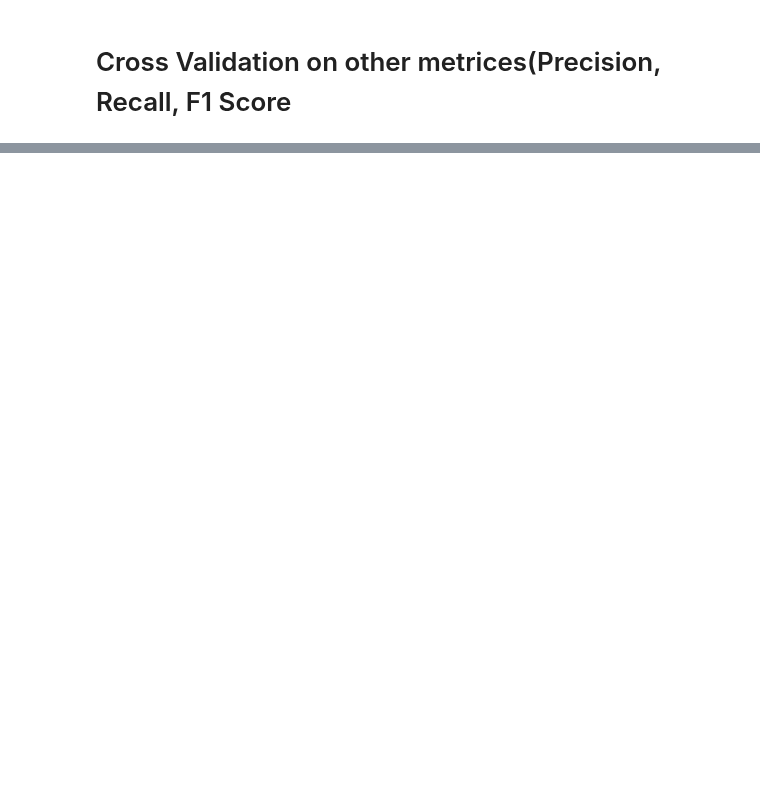
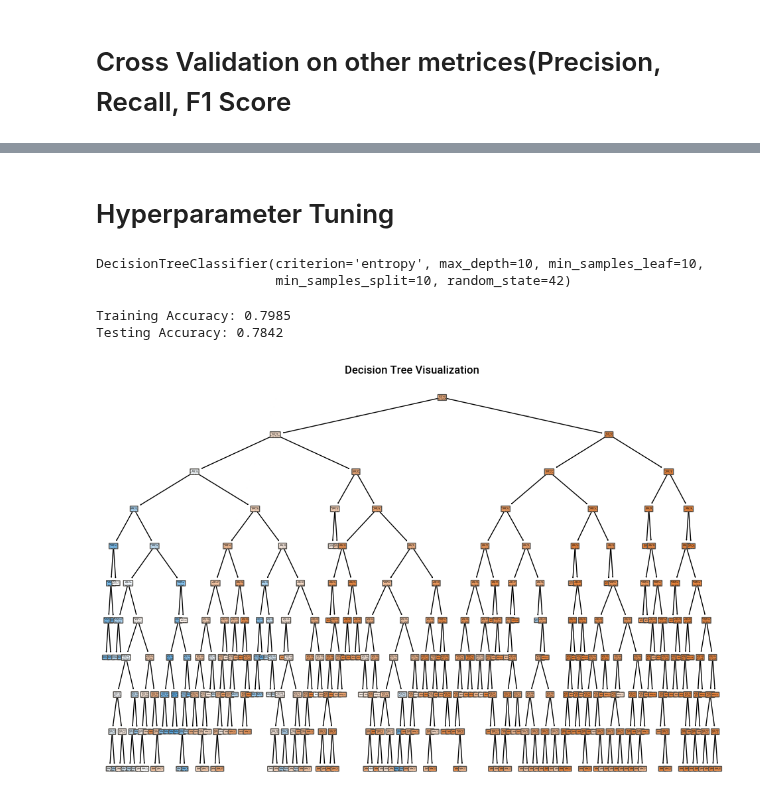
Before and after one commit to vishnusai2005/Telecom-Customer-Churn-Prediction-Decision-Tree-Approach, a Jupyter notebook: DECISION_TREE_IMPLEMENTATION.ipynb, the cells around one changed output, grey strips where cells are left out. Saved outputs shown, nothing was run; the diff lists cells and outputs as text; code cells hidden in the pictures; blank space fills up the shorter version.

```diff
--- a/DECISION_TREE_IMPLEMENTATION.ipynb
+++ b/DECISION_TREE_IMPLEMENTATION.ipynb
@@ -261,0 +263,28 @@ plt.show()
+# %% [markdown]
+# Hyperparameter Tuning
+# %%
+dt_model = DecisionTreeClassifier(criterion = "entropy", random_state = 42, max_depth = 10, min_samples_split = 10, min_samples_leaf = 10)
+dt_model.fit(x_train,y_train)
+# %% [output]
+DecisionTreeClassifier(criterion='entropy', max_depth=10, min_samples_leaf=10,
+                       min_samples_split=10, random_state=42)
+# %%
+train_pred = dt_model.predict(x_train)
+test_pred = dt_model.predict(x_test)
+
+train_accuracy = accuracy_score(y_train, train_pred)
+test_accuracy = accuracy_score(y_test, test_pred)
+
+print(f"Training Accuracy: {train_accuracy:.4f}")
+print(f"Testing Accuracy: {test_accuracy:.4f}")
+# %% [output]
+Training Accuracy: 0.7985
+Testing Accuracy: 0.7842
+# %%
+from sklearn.tree import plot_tree
+plt.figure(figsize = (12,8))
+plot_tree(dt_model, filled = True, feature_names = x_train.columns, class_names = ["Not Churn", "Churn"], rounded = True)
+plt.title("Decision Tree Visualization")
+plt.show()
+# %% [output]
+[figure, added]
```
Also changed, not shown: parts of 32 cells of this notebook.
